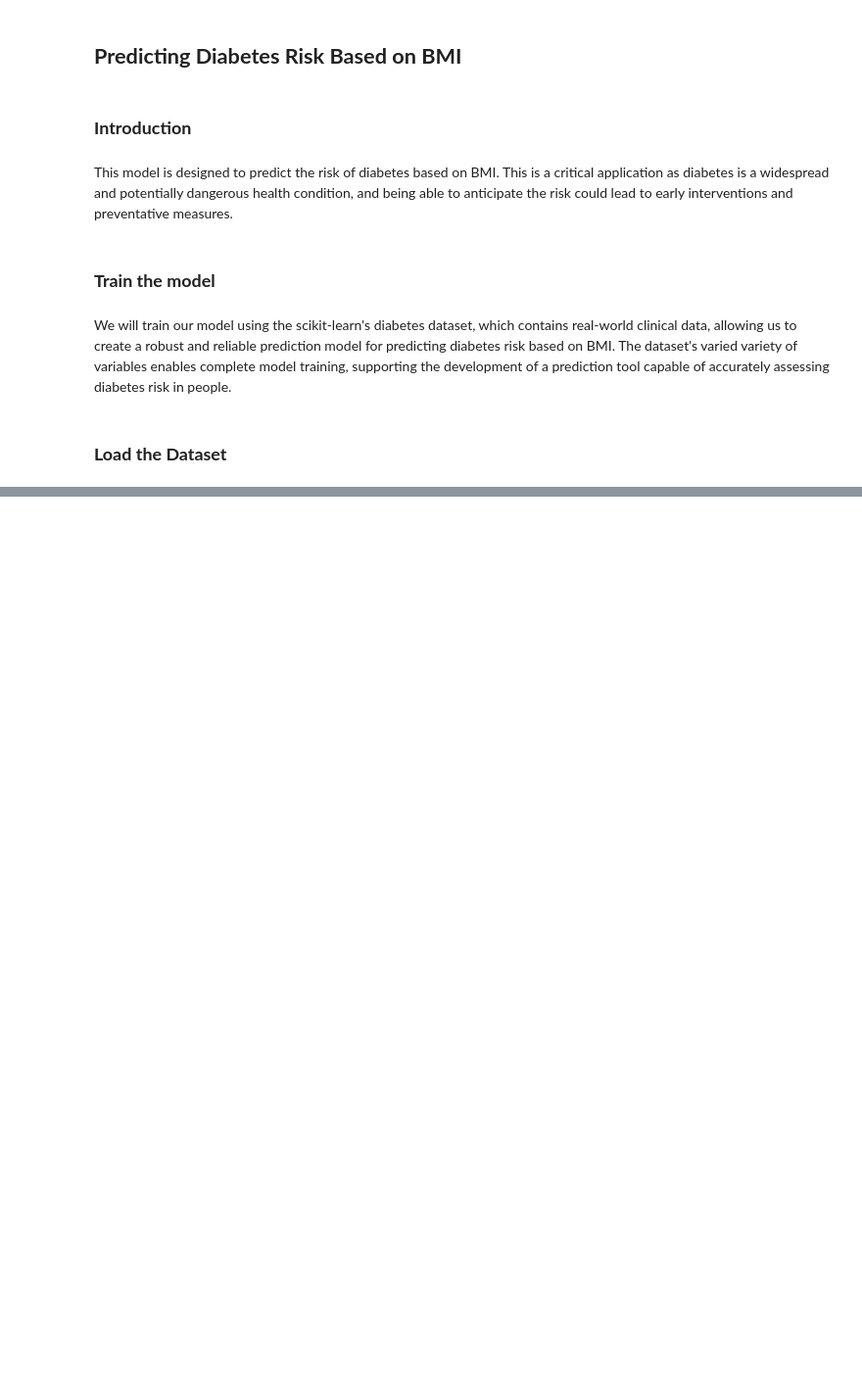
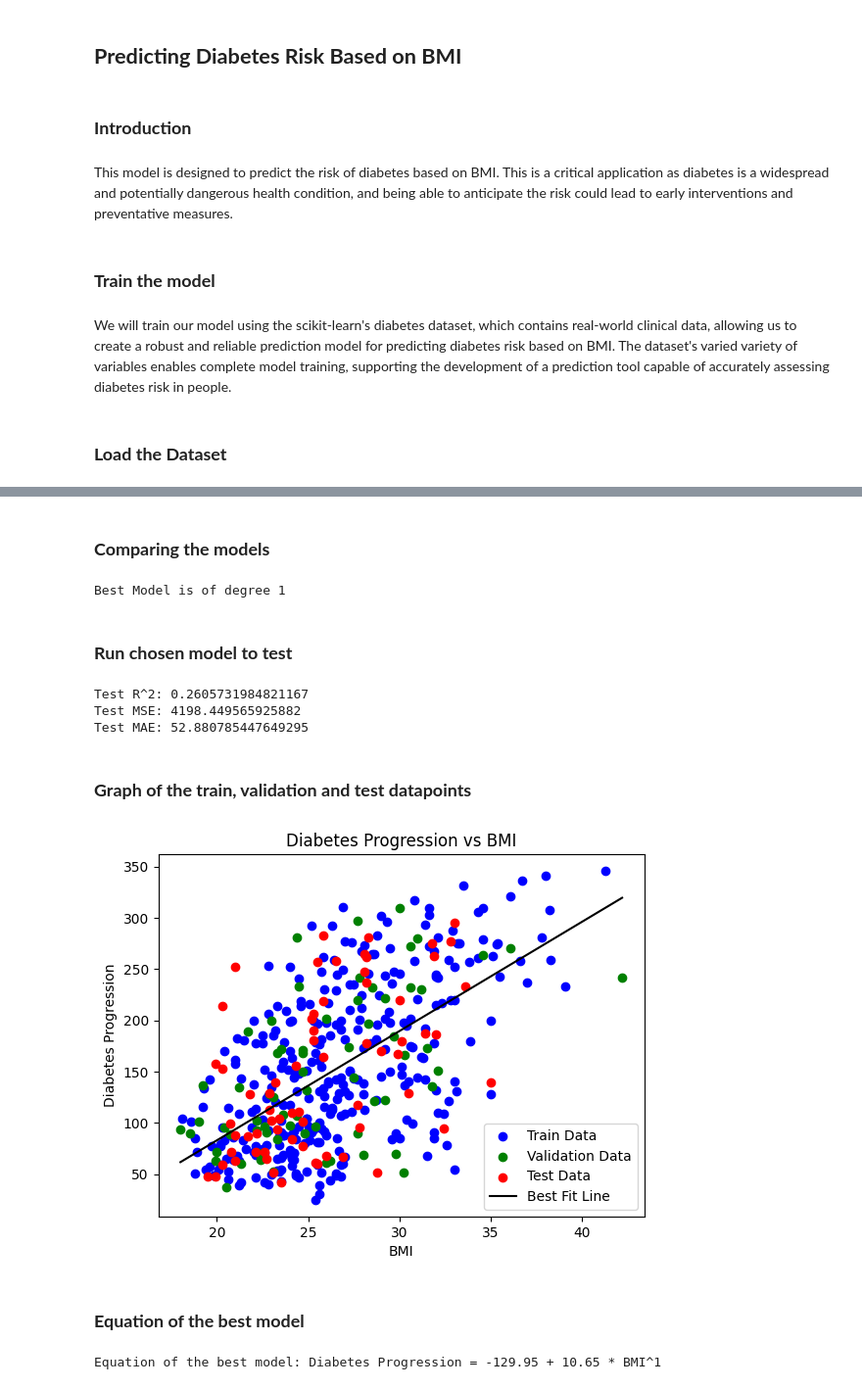
Before and after one commit to johnpalber/CSCN8010-labs, a Jupyter notebook: lab4.ipynb, the cells around one changed output, grey strips where cells are left out. Shown at 98% size. Saved outputs shown, nothing was run; the diff lists cells and outputs as text; code cells hidden in the pictures; blank space fills up the shorter version.

```diff
--- a/lab4.ipynb
+++ b/lab4.ipynb
@@ -27,0 +122,11 @@ y = diabetes_ds.target
+# %%
+# Running for degree 0 to 5
+degrees = [0, 1, 2, 3, 4, 5]
+
+train_r2_scores = []
+val_r2_scores = []
+train_maes = []
+val_maes = []
+train_mapes = []
+val_mapes = []
+models = []
@@ -27,0 +135,16 @@ y = diabetes_ds.target
+# %%
+for degree in degrees:
+    poly_features = PolynomialFeatures(degree=degree)
+    X_poly_train = poly_features.fit_transform(X_train)
+    X_poly_val = poly_features.transform(X_val)
+    model = LinearRegression()
+    model.fit(X_poly_train, y_train)
+    train_pred = model.predict(X_poly_train)
+    val_pred = model.predict(X_poly_val)
+    train_r2_scores.append(r2_score(y_train, train_pred))
+    val_r2_scores.append(r2_score(y_val, val_pred))
+    train_maes.append(mean_absolute_error(y_train, train_pred))
+    val_maes.append(mean_absolute_error(y_val, val_pred))
+    train_mapes.append(mean_absolute_percentage_error(y_train, train_pred))
+    val_mapes.append(mean_absolute_percentage_error(y_val, val_pred))
+    models.append(model)
@@ -27,0 +181,53 @@ y = diabetes_ds.target
+# %% [markdown]
+### **Comparing the models**
+# %%
+best_degree = degrees[np.argmax(val_r2_scores)]
+best_model = models[np.argmax(val_r2_scores)]
+
+print(f"Best Model is of degree {best_degree}")
+# %% [output]
+Best Model is of degree 1
+# %% [markdown]
+### **Run chosen model to test**
+# %%
+X_poly_test = PolynomialFeatures(degree=best_degree).fit_transform(X_test)
+test_pred = best_model.predict(X_poly_test)
+test_r2 = r2_score(y_test, test_pred)
+test_mse = mean_squared_error(y_test, test_pred)
+test_mae = mean_absolute_error(y_test, test_pred)
+
+print("Test R^2:", test_r2)
+print("Test MSE:", test_mse)
+print("Test MAE:", test_mae)
+# %% [output]
+Test R^2: 0.2605731984821167
+Test MSE: 4198.449565925882
+Test MAE: 52.880785447649295
+# %% [markdown]
+### **Graph of the train, validation and test datapoints**
+# %%
+plt.scatter(X_train, y_train, color='blue', label='Train Data')
+plt.scatter(X_val, y_val, color='green', label='Validation Data')
+plt.scatter(X_test, y_test, color='red', label='Test Data')
+plt.xlabel('BMI')
+plt.ylabel('Diabetes Progression')
+plt.title('Diabetes Progression vs BMI')
+x_values = np.linspace(X.min(), X.max(), 100)
+x_poly_values = PolynomialFeatures(degree=best_degree).fit_transform(x_values.reshape(-1, 1))
+y_values = best_model.predict(x_poly_values)
+plt.plot(x_values, y_values, color='black', label='Best Fit Line')
+plt.legend()
+plt.show()
+# %% [output]
+[figure, added]
+# %% [markdown]
+### **Equation of the best model**
+# %%
+coefs = best_model.coef_
+intercept = best_model.intercept_
+equation = f"Diabetes Progression = {intercept:.2f}"
+for i in range(1, best_degree + 1):
+    equation += f" + {coefs[i]:.2f} * BMI^{i}"
+print("Equation of the best model:", equation)
+# %% [output]
+Equation of the best model: Diabetes Progression = -129.95 + 10.65 * BMI^1
```
Also changed, not shown: parts of 21 cells of this notebook.
